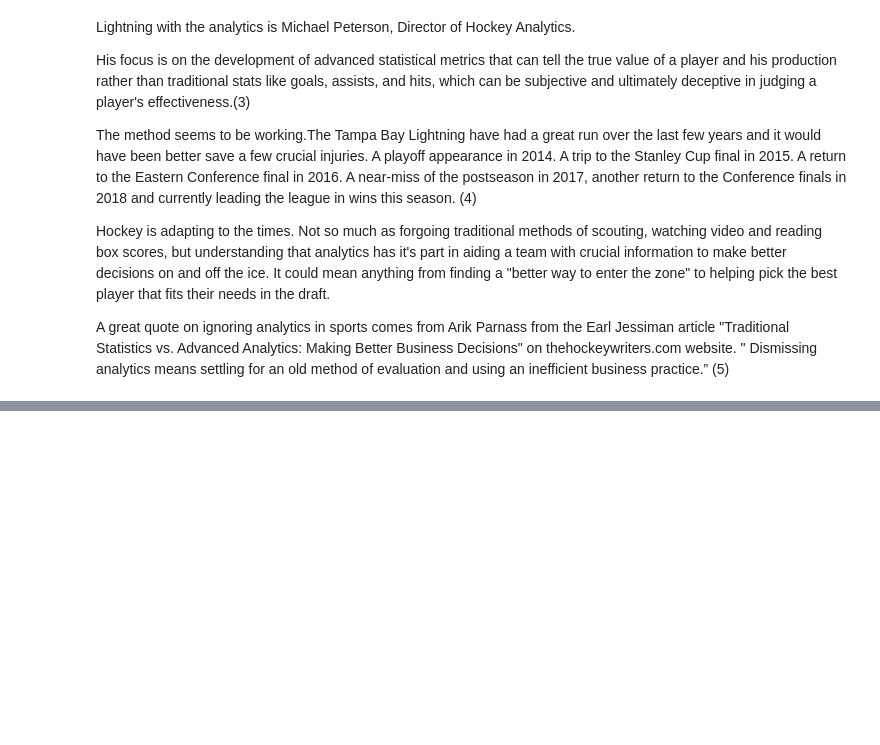
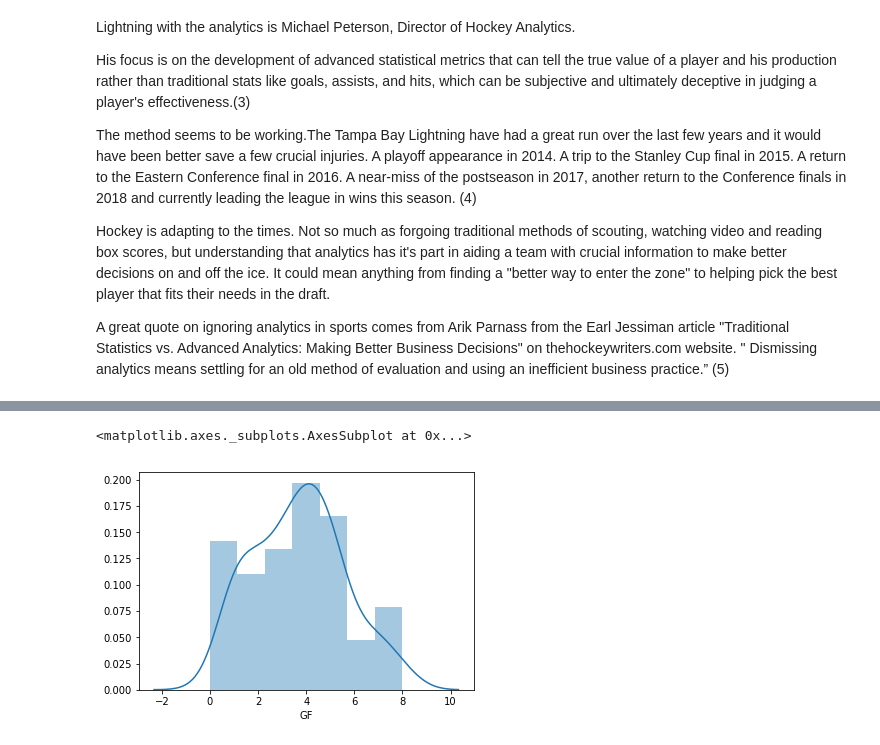
Before and after one commit to pjmeehan/PDA-PROJECT, a Jupyter notebook: PDA Project 2018.ipynb, the cells around one changed output, grey strips where cells are left out. Saved outputs shown, nothing was run; the diff lists cells and outputs as text; code cells hidden in the pictures; blank space fills up the shorter version.

```diff
--- a/PDA Project 2018.ipynb
+++ b/PDA Project 2018.ipynb
@@ -55,0 +77,4 @@ The same factors that affect "goals for" also affect goals against. Was the team
+# %%
+csv_a=csv.reader(a)
+df = pd.read_csv("realdata.csv")
+df.head()
@@ -55,0 +114,5 @@ The same factors that affect "goals for" also affect goals against. Was the team
+# %%
+sns.distplot(df["GF"])
+# %% [output]
+<matplotlib.axes._subplots.AxesSubplot at 0x...>
+[figure, added]
```
Also changed, not shown: parts of 23 cells of this notebook, 1 other file.
